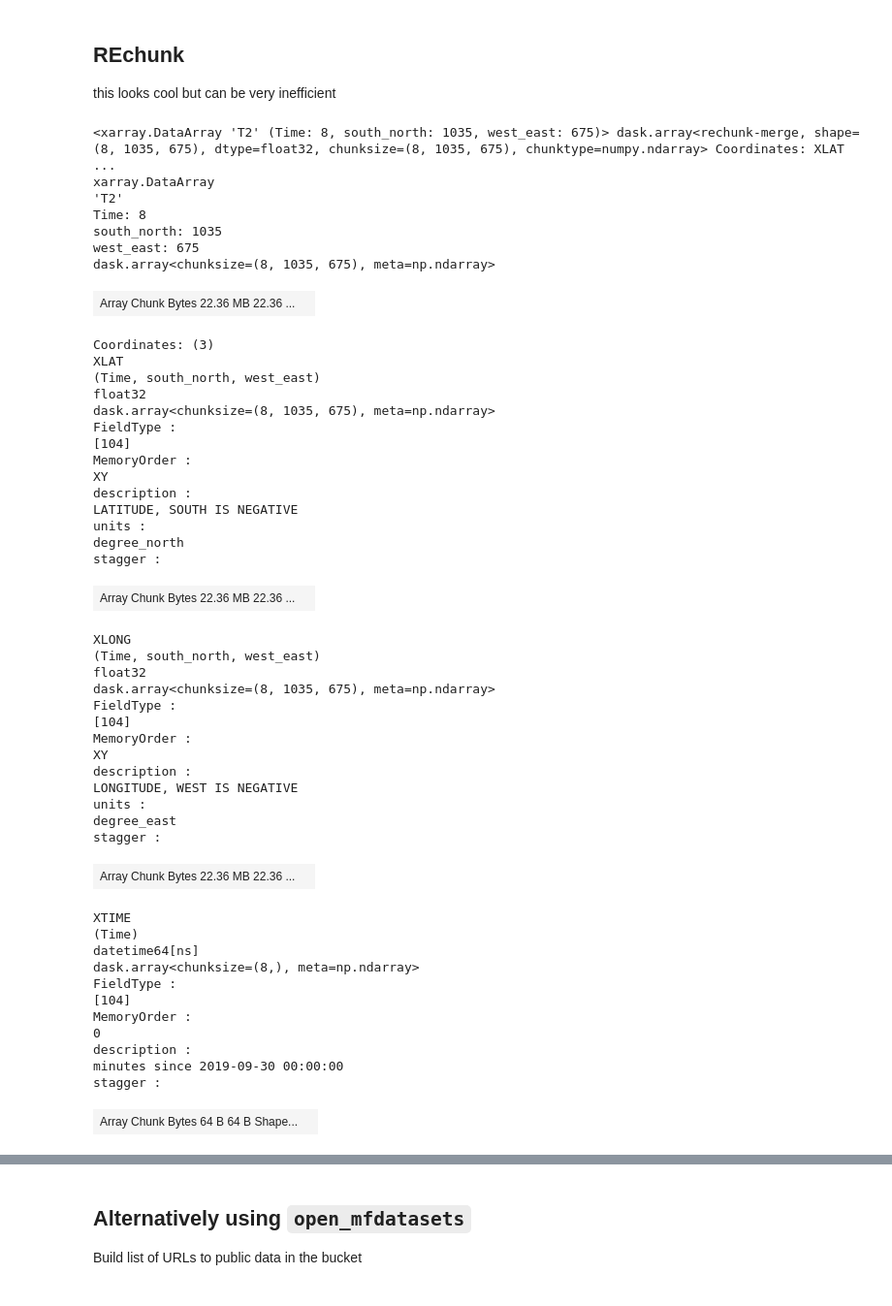
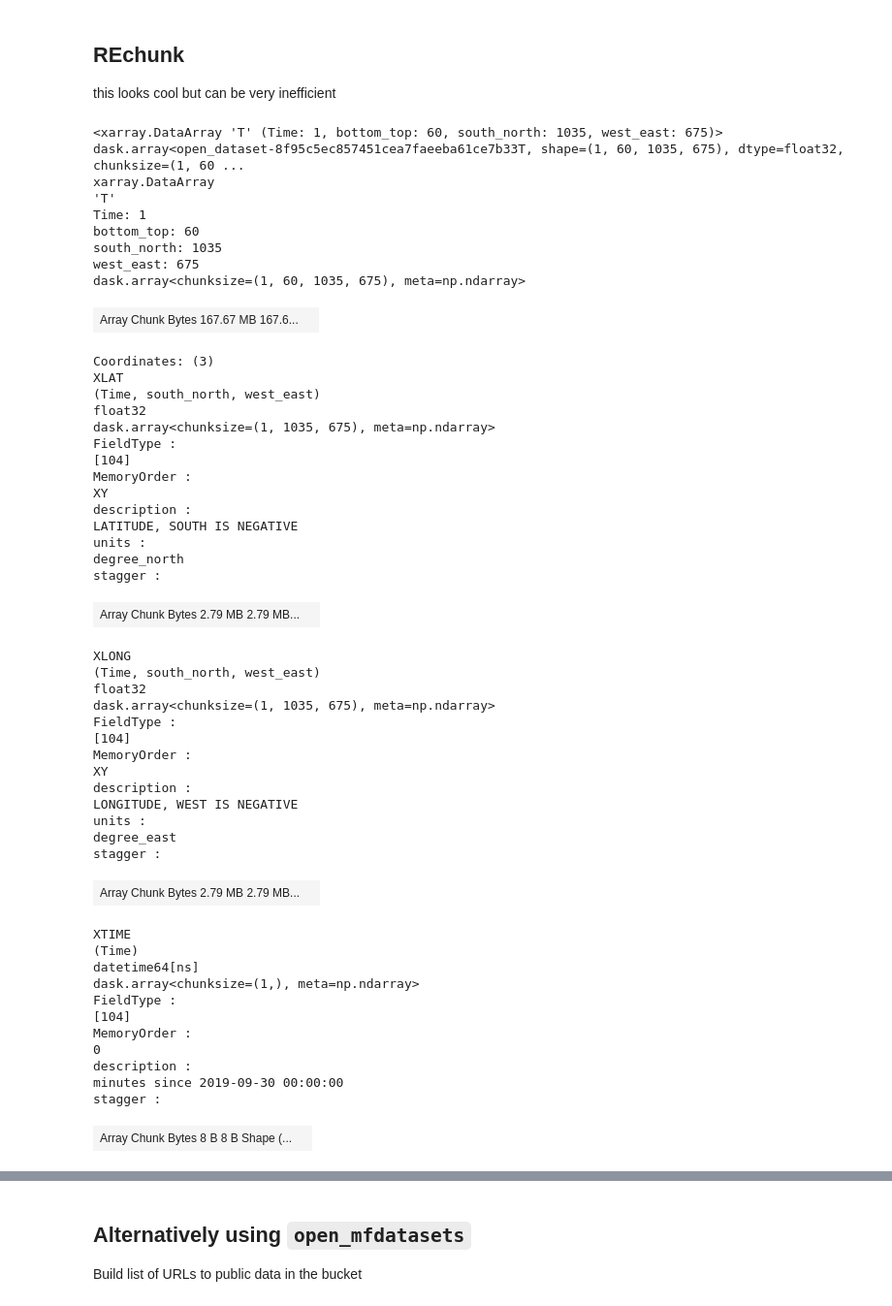
Before and after one commit to ldeo-glaciology/pangeo-AMPS, a Jupyter notebook: test_AMPS_tozarr.ipynb, the cells around one changed output, grey strips where cells are left out. Shown at 97% size. Drawn from its saved outputs; the diff is of its cells as text; code cells hidden in the pictures.

```diff
--- a/test_AMPS_tozarr.ipynb
+++ b/test_AMPS_tozarr.ipynb
@@ -65,6 +65,6 @@ amps_ver = 'WRF_24'
 
 domain = 'domain_03'
 filepattern = 'wrfout_d03_20190930*'
-pattern = os.path.join(gcsdir, ampsdir, amps_ver, filepattern)
+pattern = os.path.join(gcsdir, ampsdir, amps_ver, domain, filepattern)
 print(pattern)
 # %% [output]
@@ -208,25 +150,26 @@ ds.coords['XLAT'].isel(Time=0).plot(ax=ax2)
 
 this looks cool but can be very inefficient
 # %%
-ds = ds.chunk({"Time": -1})
-ds.T2
+# ds = ds.chunk({"Time": 1})
+ds.T
 
 # ds.T2.mean(dim='Time').plot()
 # ds.PSFC.mean().compute()
 # %% [output]
-<xarray.DataArray 'T2' (Time: 8, south_north: 1035, west_east: 675)> dask.array<rechunk-merge, shape=(8, 1035, 675), dtype=float32, chunksize=(8, 1035, 675), chunktype=numpy.ndarray> Coordinates: XLAT ...
+<xarray.DataArray 'T' (Time: 1, bottom_top: 60, south_north: 1035, west_east: 675)> dask.array<open_dataset-8f95c5ec857451cea7faeeba61ce7b33T, shape=(1, 60, 1035, 675), dtype=float32, chunksize=(1, 60 ...
 xarray.DataArray
-'T2'
-Time: 8
+'T'
+Time: 1
+bottom_top: 60
 south_north: 1035
 west_east: 675
-dask.array<chunksize=(8, 1035, 675), meta=np.ndarray>
+dask.array<chunksize=(1, 60, 1035, 675), meta=np.ndarray>
-| Array Chunk Bytes 22.36 MB 22.36 ... |  |
+| Array Chunk Bytes 167.67 MB 167.6... |  |
 Coordinates: (3)
 XLAT
 (Time, south_north, west_east)
 float32
-dask.array<chunksize=(8, 1035, 675), meta=np.ndarray>
+dask.array<chunksize=(1, 1035, 675), meta=np.ndarray>
 FieldType :
 [104]
 MemoryOrder :
@@ -236,11 +179,11 @@ LATITUDE, SOUTH IS NEGATIVE
 units :
 degree_north
 stagger :
-| Array Chunk Bytes 22.36 MB 22.36 ... |  |
+| Array Chunk Bytes 2.79 MB 2.79 MB... |  |
 XLONG
 (Time, south_north, west_east)
 float32
-dask.array<chunksize=(8, 1035, 675), meta=np.ndarray>
+dask.array<chunksize=(1, 1035, 675), meta=np.ndarray>
 FieldType :
 [104]
 MemoryOrder :
@@ -250,11 +193,11 @@ LONGITUDE, WEST IS NEGATIVE
 units :
 degree_east
 stagger :
-| Array Chunk Bytes 22.36 MB 22.36 ... |  |
+| Array Chunk Bytes 2.79 MB 2.79 MB... |  |
 XTIME
 (Time)
 datetime64[ns]
-dask.array<chunksize=(8,), meta=np.ndarray>
+dask.array<chunksize=(1,), meta=np.ndarray>
 FieldType :
 [104]
 MemoryOrder :
@@ -262,7 +205,7 @@ MemoryOrder :
 description :
 minutes since 2019-09-30 00:00:00
 stagger :
-| Array Chunk Bytes 64 B 64 B Shape... |  |
+| Array Chunk Bytes 8 B 8 B Shape (... |  |
 Attributes: (5)
 FieldType :
 [104]
```
Also changed, not shown: parts of 46 cells of this notebook, 3 other files.
